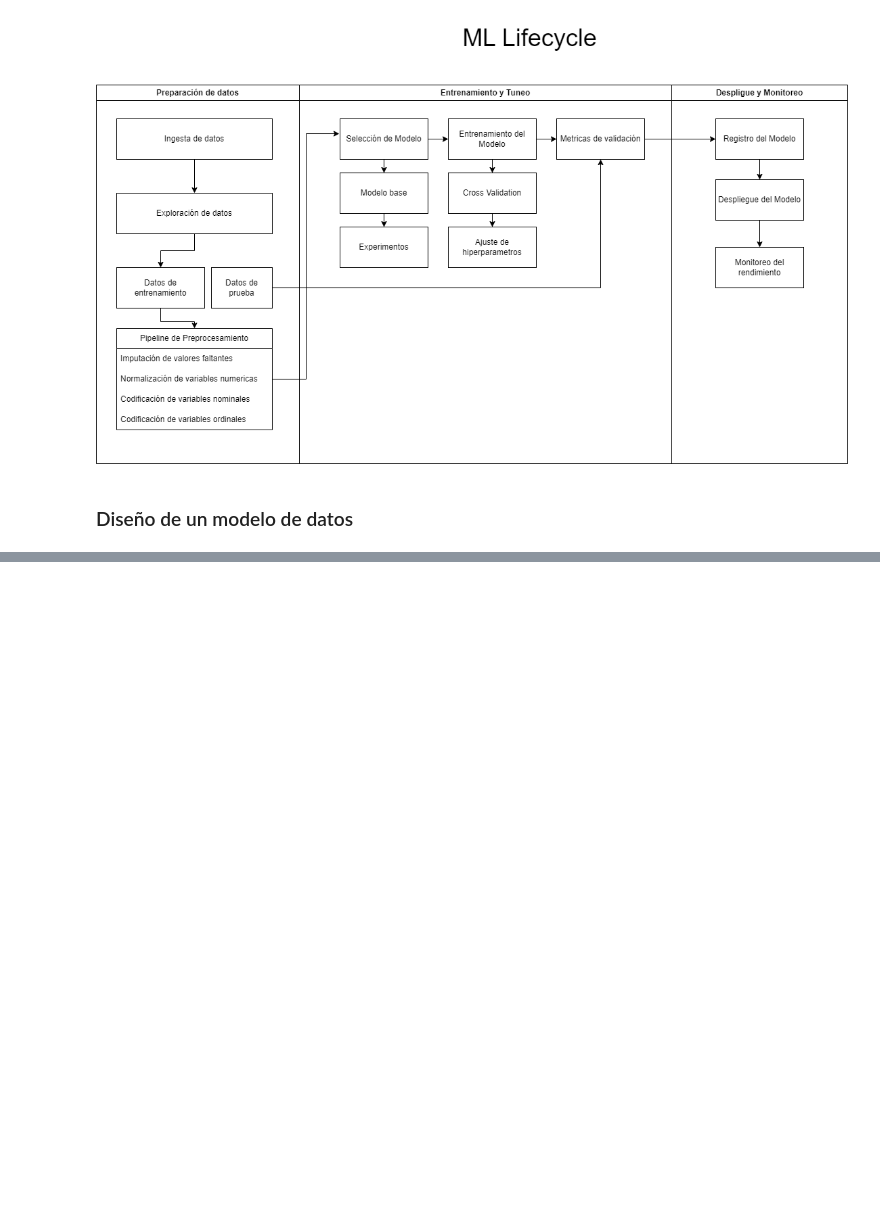
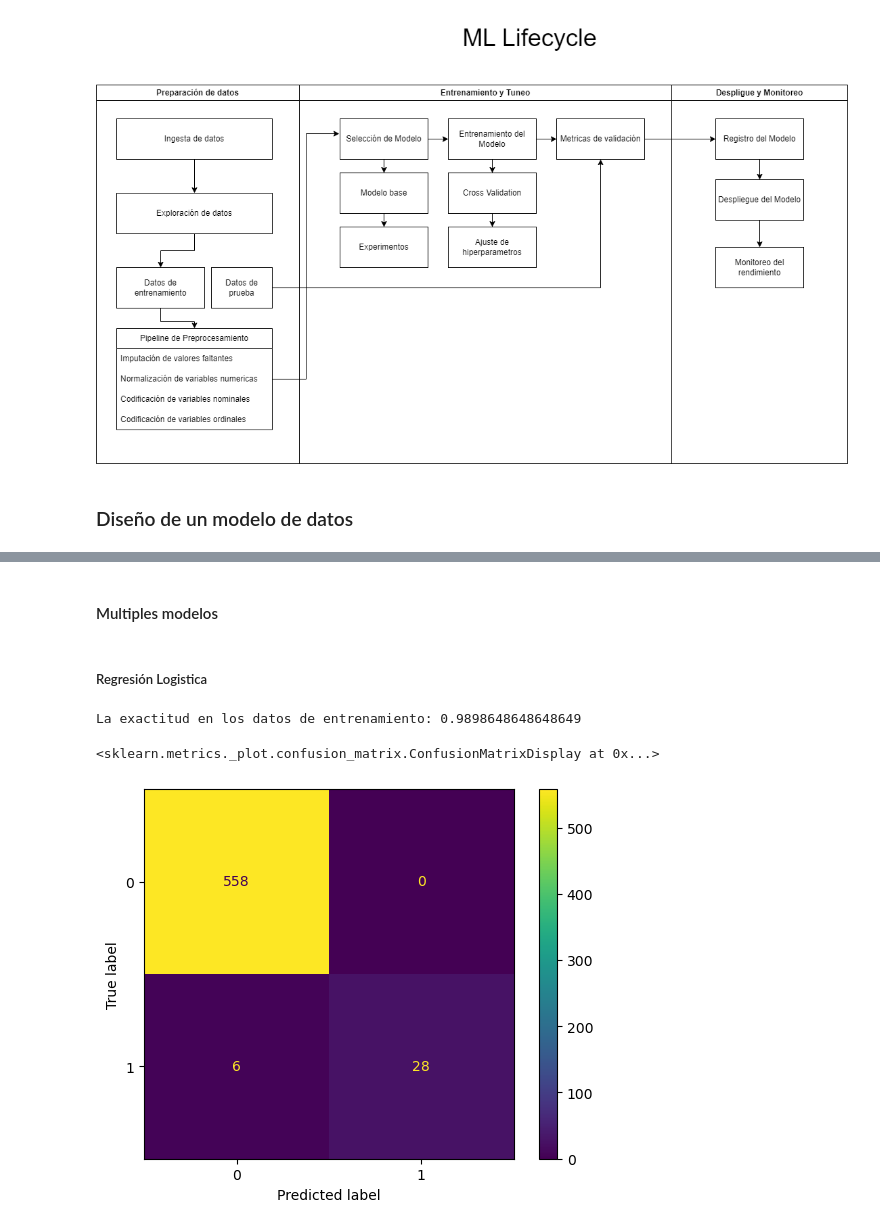
Before and after one commit to DanielYanez2400/MLOps-Course, a Jupyter notebook: project.ipynb, the cells around one changed output, grey strips where cells are left out. Cells and saved outputs as stored; diff of their text form; code cells hidden in the pictures; blank space fills up the shorter version.

```diff
--- a/project.ipynb
+++ b/project.ipynb
@@ -258,13 +300,18 @@ from sklearn.metrics import accuracy_score, classification_report, confusion_mat
 # %%
 num_pipeline = make_pipeline(SimpleImputer(strategy='median'), MinMaxScaler())
+num_columns = ['Transportation expense', 'Distance from Residence to Work', 'Service time', 'Age',
+               'Work load Average/day', 'Hit target', 'Son', 'Pet', 'Weight', 'Height', 'Body mass index']
 
-cat_pipeline = make_pipeline(SimpleImputer(strategy='mode'), OneHotEncoder(drop='first'))
+cat_pipeline = make_pipeline(SimpleImputer(strategy='most_frequent'), OneHotEncoder(drop='first'))
+cat_columns = ['Month of absence', 'Day of the week', 'Seasons', 'Disciplinary failure',
+               'Social drinker', 'Social smoker']
 
-ord_pipeline = make_pipeline(SimpleImputer(strategy='mode'), LabelBinarizer())
+ord_pipeline = make_pipeline(SimpleImputer(strategy='most_frequent'), OrdinalEncoder())
+ord_columns = ['Education']
 
 transform = make_column_transformer(
     (num_pipeline, num_columns),
     (cat_pipeline, cat_columns),
-    (ord_pipeline),
+    (ord_pipeline, ord_columns),
     remainder='passthrough'
 )
@@ -293,0 +345,18 @@ La exactitud en los datos de prueba: 0.9864864864864865
+# %% [markdown]
+#### Multiples modelos
+# %% [markdown]
+##### Regresión Logistica
+# %%
+log_reg = make_pipeline(transform, LogisticRegression(max_iter=2000))
+y_pred = cross_val_predict(log_reg, X_train, y_train, cv=3)
+
+print('La exactitud en los datos de entrenamiento: {}'.format(accuracy_score(y_train, y_pred)))
+# %% [output]
+La exactitud en los datos de entrenamiento: 0.9898648648648649
+# %%
+cm = confusion_matrix(y_train, y_pred, labels=[0, 1])
+disp = ConfusionMatrixDisplay(confusion_matrix=cm, display_labels=[0, 1])
+disp.plot()
+# %% [output]
+<sklearn.metrics._plot.confusion_matrix.ConfusionMatrixDisplay at 0x...>
+[figure, added]
```
Also changed, not shown: parts of 44 cells of this notebook.
